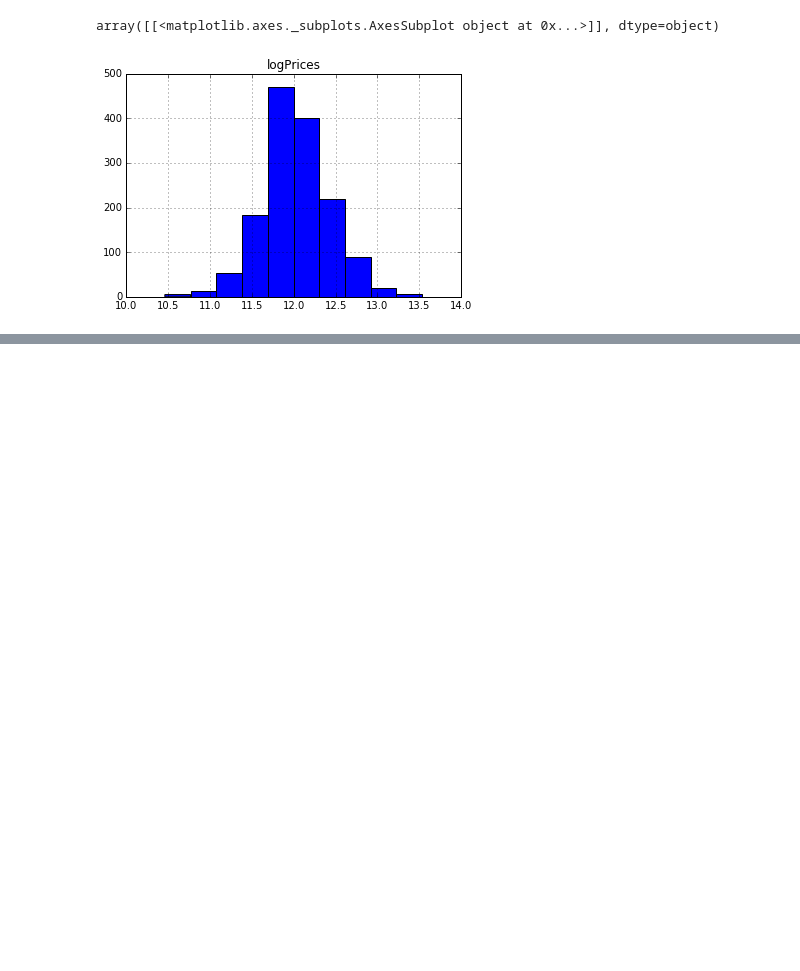
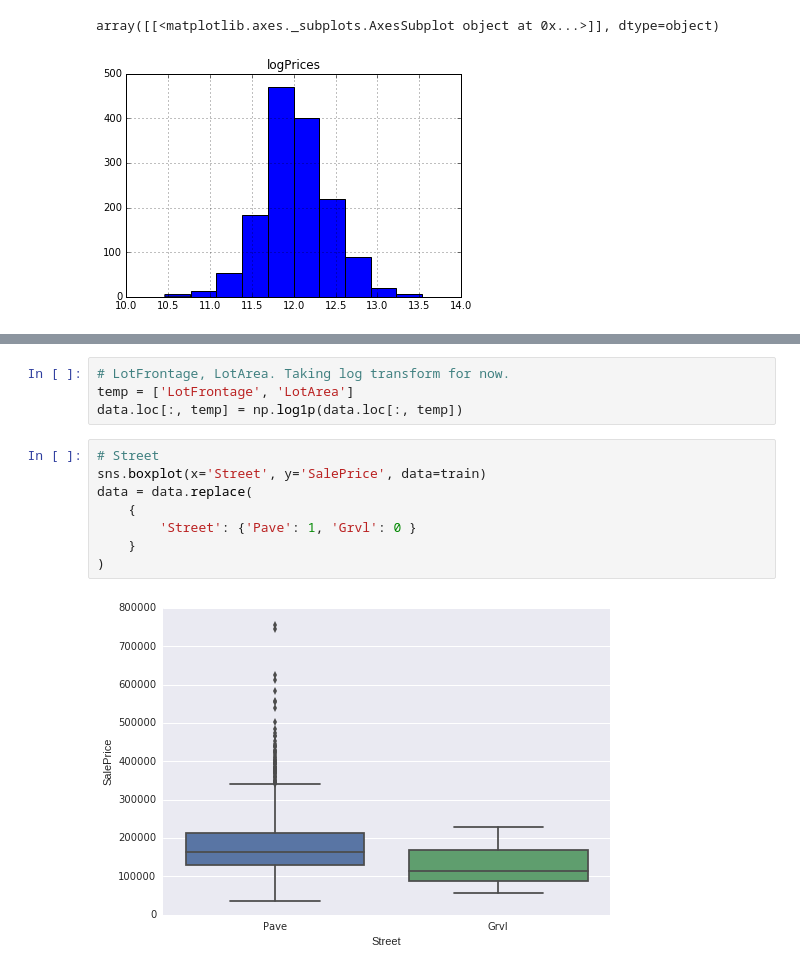
Before and after one commit to rehassachdeva/House-Prices-Advanced-Regression-Techniques---Kaggle-Competition, a Jupyter notebook: house_prices_predictor.ipynb, the cells around one changed output, grey strips where cells are left out. Cells and saved outputs as stored; diff of their text form; blank space fills up the shorter version.

```diff
--- a/house_prices_predictor.ipynb
+++ b/house_prices_predictor.ipynb
@@ -70,0 +140,14 @@ array([[<matplotlib.axes._subplots.AxesSubplot object at 0x...>]], dtype=object)
+# %%
+# LotFrontage, LotArea. Taking log transform for now.
+temp = ['LotFrontage', 'LotArea']
+data.loc[:, temp] = np.log1p(data.loc[:, temp])
+# %%
+# Street
+sns.boxplot(x='Street', y='SalePrice', data=train)
+data = data.replace(
+    {
+        'Street': {'Pave': 1, 'Grvl': 0 }
+    }
+)
+# %% [output]
+[figure, added]
```
Also changed, not shown: parts of 34 cells of this notebook.
